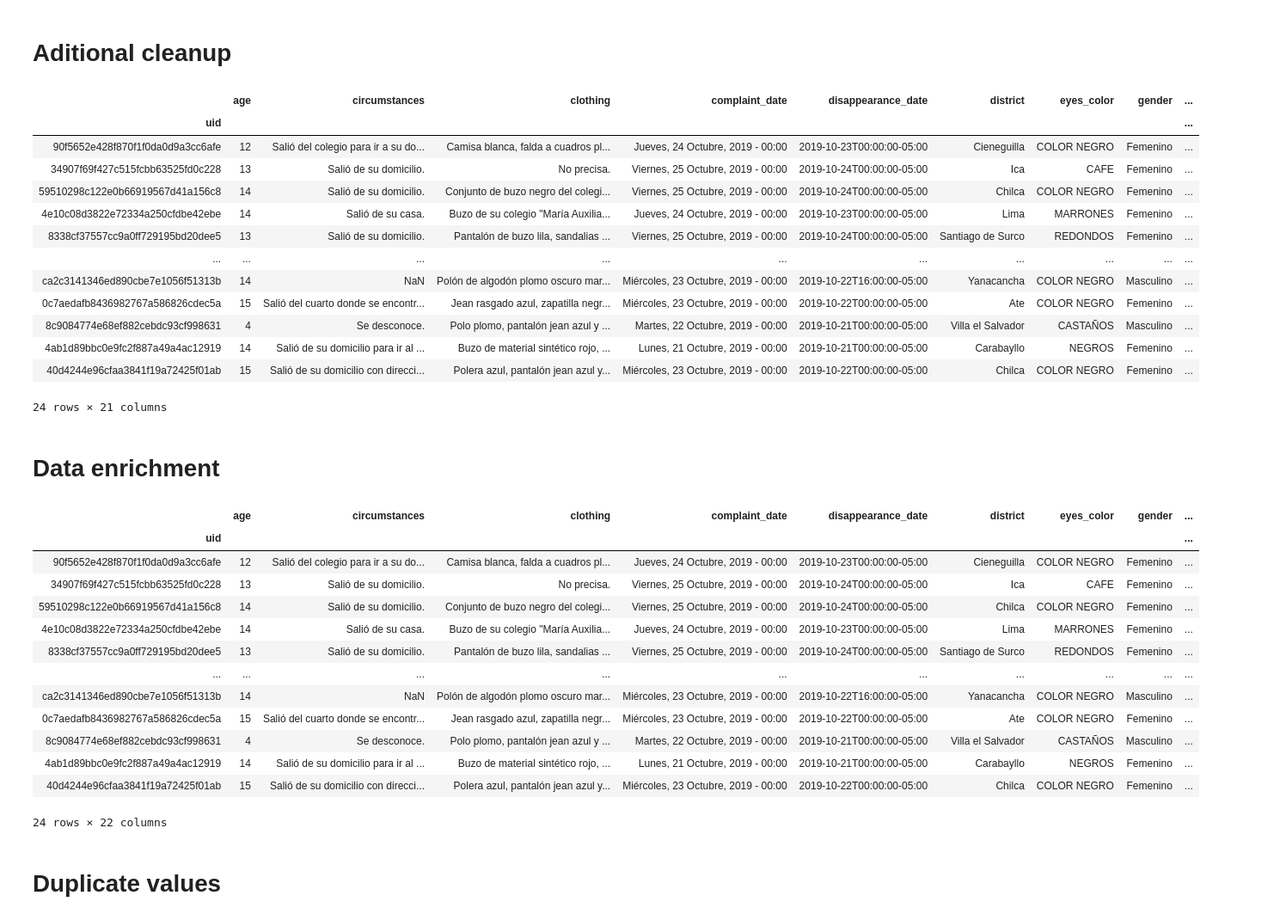
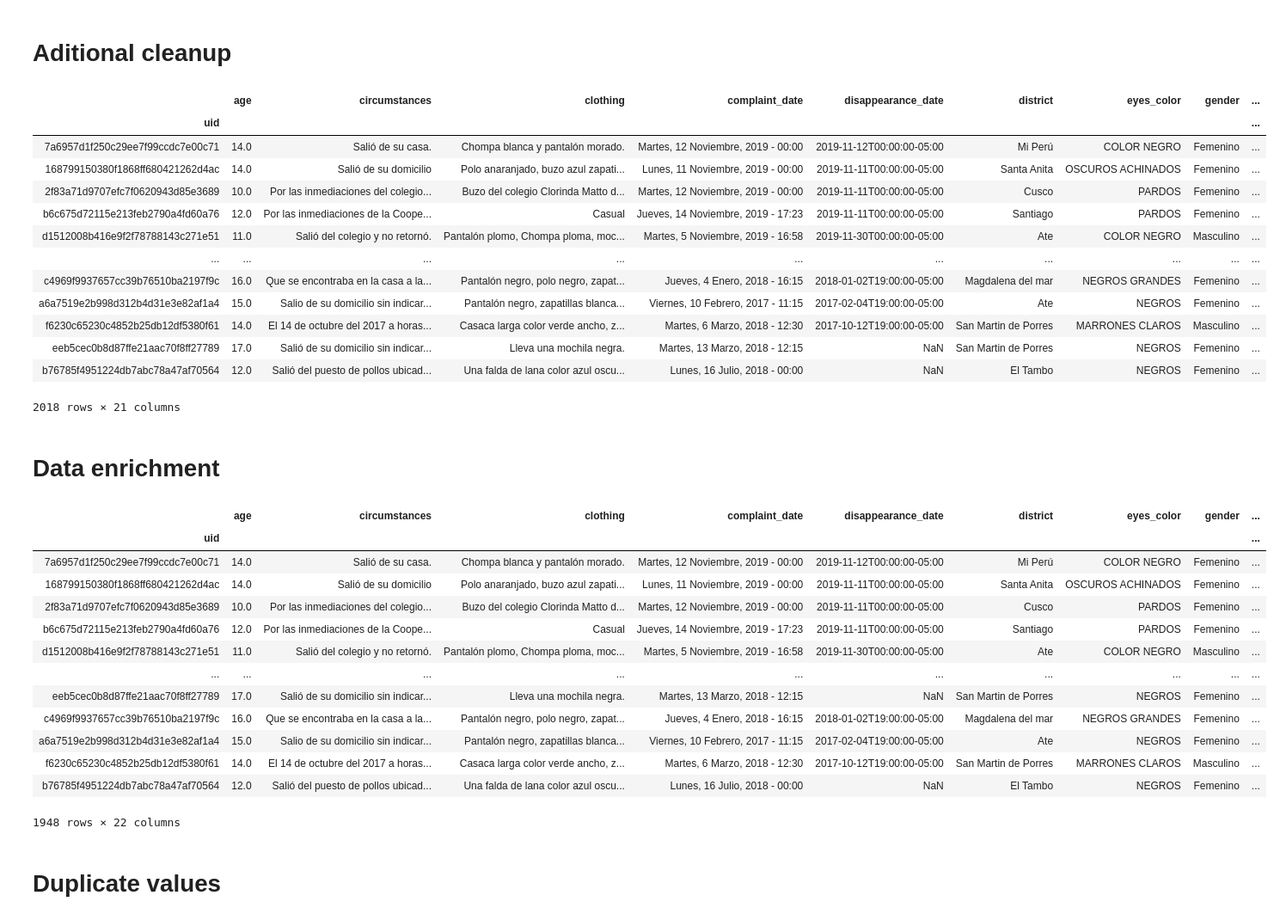
Before and after one commit to royrimachi/te_estamos_buscando_ws, a Jupyter notebook: Pandas_tutorial.ipynb, the cells around one changed output. Shown: that part at 86% size. Drawn from its saved outputs; the diff is of its cells as text; code cells hidden in the pictures.

Commit message:
Found people cleaned v1

```diff
--- a/Pandas_tutorial.ipynb
+++ b/Pandas_tutorial.ipynb
@@ -44,8 +44,8 @@ frame_test2
 # %%
 pd.options.display.max_rows = 10
 
-te_estamos_buscando = pd.read_csv('teestamosbuscando_2019_11_03_people_profiles.csv', encoding='latin-1')
+t_e_b_encontrados = pd.read_csv('teestamosbuscando_2019_11_17_found_people_profiles.csv', encoding='latin-1')
 
-te_estamos_buscando
+t_e_b_encontrados
 # %% [output]
 |  | age | circumstances | clothing | complaint_date | disappearance_date | district | eyes_color | gender | ... |
@@ -139,8 +145,8 @@ te_estamos_buscando.loc[:, ['name', 'state', 'province', 'district']]
 # %%
 # 1. Add site_uid to the DataFrame
 
-te_estamos_buscando['site_uid'] = 'teestamosbuscando'
+t_e_b_encontrados['site_uid'] = 'teestamosbuscando-encontrados'
 
-te_estamos_buscando
+t_e_b_encontrados
 # %% [output]
 |  | age | circumstances | clothing | complaint_date | disappearance_date | district | eyes_color | gender | ... |
@@ -160,8 +166,8 @@ te_estamos_buscando
 # Get the host
 from urllib.parse import urlparse
 
-te_estamos_buscando['host'] = te_estamos_buscando['url'].apply(lambda url: urlparse(url).netloc)
+t_e_b_encontrados['host'] = t_e_b_encontrados['url'].apply(lambda url: urlparse(url).netloc)
 
-te_estamos_buscando
+t_e_b_encontrados
 # %% [output]
 |  | age | circumstances | clothing | complaint_date | disappearance_date | district | eyes_color | gender | ... |
@@ -226,30 +232,30 @@ IndexingError: (0     False
 # 4. add uid to the rows
 import hashlib
 
-uids = (te_estamos_buscando
+uids = (t_e_b_encontrados
             .apply(lambda row: hashlib.md5(bytes(row['url'].encode())), axis=1)
             .apply(lambda hash_object: hash_object.hexdigest())
        )
 
-te_estamos_buscando['uid'] = uids
-te_estamos_buscando.set_index('uid', inplace=True)
+t_e_b_encontrados['uid'] = uids
+t_e_b_encontrados.set_index('uid', inplace=True)
 
-te_estamos_buscando
+t_e_b_encontrados
 # %% [output]
 |  | age | circumstances | clothing | complaint_date | disappearance_date | district | eyes_color | gender | ... |
 | uid |  |  |  |  |  |  |  |  | ... |
-| 90f5652e428f870f1f0da0d9a3cc6afe | 12 | Salió del colegio para ir a su do... | Camisa blanca, falda a cuadros pl... | Jueves, 24 Octubre, 2019 - 00:00 | 2019-10-23T00:00:00-05:00 | Cieneguilla | COLOR NEGRO | Femenino | ... |
-| 34907f69f427c515fcbb63525fd0c228 | 13 | Salió de su domicilio. | No precisa. | Viernes, 25 Octubre, 2019 - 00:00 | 2019-10-24T00:00:00-05:00 | Ica | CAFE | Femenino | ... |
-| 59510298c122e0b66919567d41a156c8 | 14 | Salió de su domicilio. | Conjunto de buzo negro del colegi... | Viernes, 25 Octubre, 2019 - 00:00 | 2019-10-24T00:00:00-05:00 | Chilca | COLOR NEGRO | Femenino | ... |
-| 4e10c08d3822e72334a250cfdbe42ebe | 14 | Salió de su casa. | Buzo de su colegio "María Auxilia... | Jueves, 24 Octubre, 2019 - 00:00 | 2019-10-23T00:00:00-05:00 | Lima | MARRONES | Femenino | ... |
-| 8338cf37557cc9a0ff729195bd20dee5 | 13 | Salió de su domicilio. | Pantalón de buzo lila, sandalias ... | Viernes, 25 Octubre, 2019 - 00:00 | 2019-10-24T00:00:00-05:00 | Santiago de Surco | REDONDOS | Femenino | ... |
+| 7a6957d1f250c29ee7f99ccdc7e00c71 | 14.0 | Salió de su casa. | Chompa blanca y pantalón morado. | Martes, 12 Noviembre, 2019 - 00:00 | 2019-11-12T00:00:00-05:00 | Mi Perú | COLOR NEGRO | Femenino | ... |
+| 168799150380f1868ff680421262d4ac | 14.0 | Salió de su domicilio | Polo anaranjado, buzo azul zapati... | Lunes, 11 Noviembre, 2019 - 00:00 | 2019-11-11T00:00:00-05:00 | Santa Anita | OSCUROS ACHINADOS | Femenino | ... |
+| 2f83a71d9707efc7f0620943d85e3689 | 10.0 | Por las inmediaciones del colegio... | Buzo del colegio Clorinda Matto d... | Martes, 12 Noviembre, 2019 - 00:00 | 2019-11-11T00:00:00-05:00 | Cusco | PARDOS | Femenino | ... |
+| b6c675d72115e213feb2790a4fd60a76 | 12.0 | Por las inmediaciones de la Coope... | Casual | Jueves, 14 Noviembre, 2019 - 17:23 | 2019-11-11T00:00:00-05:00 | Santiago | PARDOS | Femenino | ... |
+| d1512008b416e9f2f78788143c271e51 | 11.0 | Salió del colegio y no retornó. | Pantalón plomo, Chompa ploma, moc... | Martes, 5 Noviembre, 2019 - 16:58 | 2019-11-30T00:00:00-05:00 | Ate | COLOR NEGRO | Masculino | ... |
 | ... | ... | ... | ... | ... | ... | ... | ... | ... | ... |
-| ca2c3141346ed890cbe7e1056f51313b | 14 | NaN | Polón de algodón plomo oscuro mar... | Miércoles, 23 Octubre, 2019 - 00:00 | 2019-10-22T16:00:00-05:00 | Yanacancha | COLOR NEGRO | Masculino | ... |
-| 0c7aedafb8436982767a586826cdec5a | 15 | Salió del cuarto donde se encontr... | Jean rasgado azul, zapatilla negr... | Miércoles, 23 Octubre, 2019 - 00:00 | 2019-10-22T00:00:00-05:00 | Ate | COLOR NEGRO | Femenino | ... |
-| 8c9084774e68ef882cebdc93cf998631 | 4 | Se desconoce. | Polo plomo, pantalón jean azul y ... | Martes, 22 Octubre, 2019 - 00:00 | 2019-10-21T00:00:00-05:00 | Villa el Salvador | CASTAÑOS | Masculino | ... |
-| 4ab1d89bbc0e9fc2f887a49a4ac12919 | 14 | Salió de su domicilio para ir al ... | Buzo de material sintético rojo, ... | Lunes, 21 Octubre, 2019 - 00:00 | 2019-10-21T00:00:00-05:00 | Carabayllo | NEGROS | Femenino | ... |
-| 40d4244e96cfaa3841f19a72425f01ab | 15 | Salió de su domicilio con direcci... | Polera azul, pantalón jean azul y... | Miércoles, 23 Octubre, 2019 - 00:00 | 2019-10-22T00:00:00-05:00 | Chilca | COLOR NEGRO | Femenino | ... |
+| c4969f9937657cc39b76510ba2197f9c | 16.0 | Que se encontraba en la casa a la... | Pantalón negro, polo negro, zapat... | Jueves, 4 Enero, 2018 - 16:15 | 2018-01-02T19:00:00-05:00 | Magdalena del mar | NEGROS GRANDES | Femenino | ... |
+| a6a7519e2b998d312b4d31e3e82af1a4 | 15.0 | Salio de su domicilio sin indicar... | Pantalón negro, zapatillas blanca... | Viernes, 10 Febrero, 2017 - 11:15 | 2017-02-04T19:00:00-05:00 | Ate | NEGROS | Femenino | ... |
+| f6230c65230c4852b25db12df5380f61 | 14.0 | El 14 de octubre del 2017 a horas... | Casaca larga color verde ancho, z... | Martes, 6 Marzo, 2018 - 12:30 | 2017-10-12T19:00:00-05:00 | San Martin de Porres | MARRONES CLAROS | Masculino | ... |
+| eeb5cec0b8d87ffe21aac70f8ff27789 | 17.0 | Salió de su domicilio sin indicar... | Lleva una mochila negra. | Martes, 13 Marzo, 2018 - 12:15 | NaN | San Martin de Porres | NEGROS | Femenino | ... |
+| b76785f4951224db7abc78a47af70564 | 12.0 | Salió del puesto de pollos ubicad... | Una falda de lana color azul oscu... | Lunes, 16 Julio, 2018 - 00:00 | NaN | El Tambo | NEGROS | Femenino | ... |
-24 rows × 21 columns
+2018 rows × 21 columns
 # %%
 stripped_body = (te_estamos_buscando
                      .apply(lambda row:row['body'], axis=1)
@@ -262,41 +268,41 @@ stripped_body = (te_estamos_buscando
 # %%
 # 6. tokenize properties
 import nltk
 from nltk.corpus import stopwords
 
 # nltk.download('punkt')
 # nltk.download('stopwords')
 
 stop_words = set(stopwords.words('spanish'))
 
 def tokenize_column(df, column_name):
     return (df
                 .dropna()
                 .apply(lambda row: nltk.word_tokenize(row[column_name]), axis=1)
                 .apply(lambda tokens: list(filter(lambda token: token.isalpha(), tokens)))
                 .apply(lambda tokens: list(map(lambda token: token.lower(), tokens)))
                 .apply(lambda word_list: list(filter(lambda word: word not in stop_words, word_list)))
                 .apply(lambda valid_word_list: len(valid_word_list))
             )
 
-te_estamos_buscando['n_tokens_circumstances'] = tokenize_column(te_estamos_buscando, 'circumstances')
+t_e_b_encontrados['n_tokens_circumstances'] = tokenize_column(t_e_b_encontrados, 'circumstances')
 
-te_estamos_buscando
+t_e_b_encontrados
 # %% [output]
 |  | age | circumstances | clothing | complaint_date | disappearance_date | district | eyes_color | gender | ... |
 | uid |  |  |  |  |  |  |  |  | ... |
-| 90f5652e428f870f1f0da0d9a3cc6afe | 12 | Salió del colegio para ir a su do... | Camisa blanca, falda a cuadros pl... | Jueves, 24 Octubre, 2019 - 00:00 | 2019-10-23T00:00:00-05:00 | Cieneguilla | COLOR NEGRO | Femenino | ... |
-| 34907f69f427c515fcbb63525fd0c228 | 13 | Salió de su domicilio. | No precisa. | Viernes, 25 Octubre, 2019 - 00:00 | 2019-10-24T00:00:00-05:00 | Ica | CAFE | Femenino | ... |
-| 59510298c122e0b66919567d41a156c8 | 14 | Salió de su domicilio. | Conjunto de buzo negro del colegi... | Viernes, 25 Octubre, 2019 - 00:00 | 2019-10-24T00:00:00-05:00 | Chilca | COLOR NEGRO | Femenino | ... |
-| 4e10c08d3822e72334a250cfdbe42ebe | 14 | Salió de su casa. | Buzo de su colegio "María Auxilia... | Jueves, 24 Octubre, 2019 - 00:00 | 2019-10-23T00:00:00-05:00 | Lima | MARRONES | Femenino | ... |
-| 8338cf37557cc9a0ff729195bd20dee5 | 13 | Salió de su domicilio. | Pantalón de buzo lila, sandalias ... | Viernes, 25 Octubre, 2019 - 00:00 | 2019-10-24T00:00:00-05:00 | Santiago de Surco | REDONDOS | Femenino | ... |
+| 7a6957d1f250c29ee7f99ccdc7e00c71 | 14.0 | Salió de su casa. | Chompa blanca y pantalón morado. | Martes, 12 Noviembre, 2019 - 00:00 | 2019-11-12T00:00:00-05:00 | Mi Perú | COLOR NEGRO | Femenino | ... |
+| 168799150380f1868ff680421262d4ac | 14.0 | Salió de su domicilio | Polo anaranjado, buzo azul zapati... | Lunes, 11 Noviembre, 2019 - 00:00 | 2019-11-11T00:00:00-05:00 | Santa Anita | OSCUROS ACHINADOS | Femenino | ... |
+| 2f83a71d9707efc7f0620943d85e3689 | 10.0 | Por las inmediaciones del colegio... | Buzo del colegio Clorinda Matto d... | Martes, 12 Noviembre, 2019 - 00:00 | 2019-11-11T00:00:00-05:00 | Cusco | PARDOS | Femenino | ... |
+| b6c675d72115e213feb2790a4fd60a76 | 12.0 | Por las inmediaciones de la Coope... | Casual | Jueves, 14 Noviembre, 2019 - 17:23 | 2019-11-11T00:00:00-05:00 | Santiago | PARDOS | Femenino | ... |
+| d1512008b416e9f2f78788143c271e51 | 11.0 | Salió del colegio y no retornó. | Pantalón plomo, Chompa ploma, moc... | Martes, 5 Noviembre, 2019 - 16:58 | 2019-11-30T00:00:00-05:00 | Ate | COLOR NEGRO | Masculino | ... |
 | ... | ... | ... | ... | ... | ... | ... | ... | ... | ... |
-| ca2c3141346ed890cbe7e1056f51313b | 14 | NaN | Polón de algodón plomo oscuro mar... | Miércoles, 23 Octubre, 2019 - 00:00 | 2019-10-22T16:00:00-05:00 | Yanacancha | COLOR NEGRO | Masculino | ... |
-| 0c7aedafb8436982767a586826cdec5a | 15 | Salió del cuarto donde se encontr... | Jean rasgado azul, zapatilla negr... | Miércoles, 23 Octubre, 2019 - 00:00 | 2019-10-22T00:00:00-05:00 | Ate | COLOR NEGRO | Femenino | ... |
-| 8c9084774e68ef882cebdc93cf998631 | 4 | Se desconoce. | Polo plomo, pantalón jean azul y ... | Martes, 22 Octubre, 2019 - 00:00 | 2019-10-21T00:00:00-05:00 | Villa el Salvador | CASTAÑOS | Masculino | ... |
-| 4ab1d89bbc0e9fc2f887a49a4ac12919 | 14 | Salió de su domicilio para ir al ... | Buzo de material sintético rojo, ... | Lunes, 21 Octubre, 2019 - 00:00 | 2019-10-21T00:00:00-05:00 | Carabayllo | NEGROS | Femenino | ... |
-| 40d4244e96cfaa3841f19a72425f01ab | 15 | Salió de su domicilio con direcci... | Polera azul, pantalón jean azul y... | Miércoles, 23 Octubre, 2019 - 00:00 | 2019-10-22T00:00:00-05:00 | Chilca | COLOR NEGRO | Femenino | ... |
+| eeb5cec0b8d87ffe21aac70f8ff27789 | 17.0 | Salió de su domicilio sin indicar... | Lleva una mochila negra. | Martes, 13 Marzo, 2018 - 12:15 | NaN | San Martin de Porres | NEGROS | Femenino | ... |
+| c4969f9937657cc39b76510ba2197f9c | 16.0 | Que se encontraba en la casa a la... | Pantalón negro, polo negro, zapat... | Jueves, 4 Enero, 2018 - 16:15 | 2018-01-02T19:00:00-05:00 | Magdalena del mar | NEGROS GRANDES | Femenino | ... |
+| a6a7519e2b998d312b4d31e3e82af1a4 | 15.0 | Salio de su domicilio sin indicar... | Pantalón negro, zapatillas blanca... | Viernes, 10 Febrero, 2017 - 11:15 | 2017-02-04T19:00:00-05:00 | Ate | NEGROS | Femenino | ... |
+| f6230c65230c4852b25db12df5380f61 | 14.0 | El 14 de octubre del 2017 a horas... | Casaca larga color verde ancho, z... | Martes, 6 Marzo, 2018 - 12:30 | 2017-10-12T19:00:00-05:00 | San Martin de Porres | MARRONES CLAROS | Masculino | ... |
+| b76785f4951224db7abc78a47af70564 | 12.0 | Salió del puesto de pollos ubicad... | Una falda de lana color azul oscu... | Lunes, 16 Julio, 2018 - 00:00 | NaN | El Tambo | NEGROS | Femenino | ... |
-24 rows × 22 columns
+1948 rows × 22 columns
 # %% [markdown]
 # Duplicate values
 # %%
```
Also changed, not shown: parts of 15 cells of this notebook, 3 other files.
